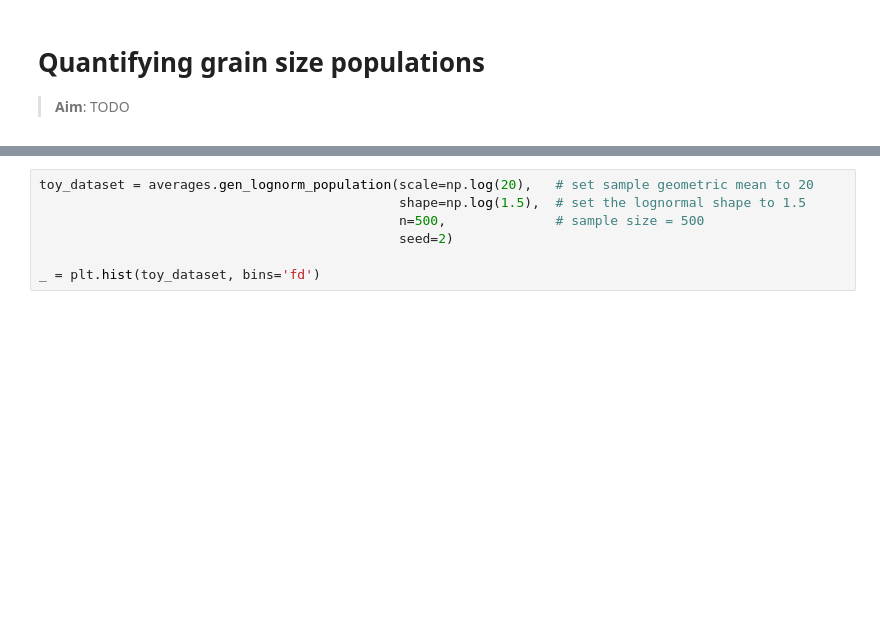
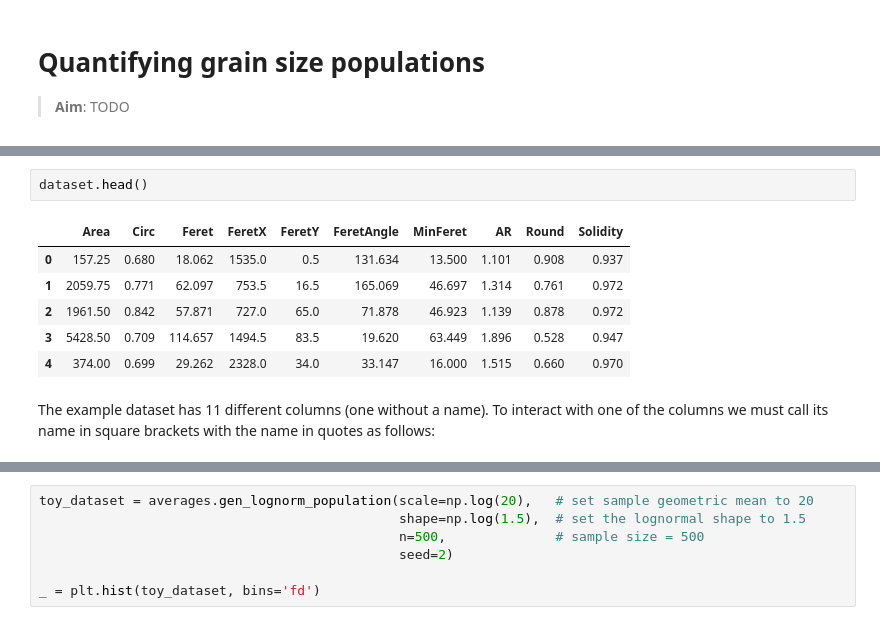
Before and after one commit to marcoalopez/GrainSizeTools, a Jupyter notebook: DOCS/quatifying_grain_size_pops.ipynb, the cells around one changed output, grey strips where cells are left out. Cells and saved outputs as stored; diff of their text form; blank space fills up the shorter version.

```diff
--- a/DOCS/quatifying_grain_size_pops.ipynb
+++ b/DOCS/quatifying_grain_size_pops.ipynb
@@ -51,0 +131,11 @@ dataset
+# %%
+dataset.head()
+# %% [output]
+|  | Area | Circ | Feret | FeretX | FeretY | FeretAngle | MinFeret | AR | Round | Solidity |
+| 0 | 157.25 | 0.680 | 18.062 | 1535.0 | 0.5 | 131.634 | 13.500 | 1.101 | 0.908 | 0.937 |
+| 1 | 2059.75 | 0.771 | 62.097 | 753.5 | 16.5 | 165.069 | 46.697 | 1.314 | 0.761 | 0.972 |
+| 2 | 1961.50 | 0.842 | 57.871 | 727.0 | 65.0 | 71.878 | 46.923 | 1.139 | 0.878 | 0.972 |
+| 3 | 5428.50 | 0.709 | 114.657 | 1494.5 | 83.5 | 19.620 | 63.449 | 1.896 | 0.528 | 0.947 |
+| 4 | 374.00 | 0.699 | 29.262 | 2328.0 | 34.0 | 33.147 | 16.000 | 1.515 | 0.660 | 0.970 |
+# %% [markdown]
+The example dataset has 11 different columns (one without a name). To interact with one of the columns we must call its name in square brackets with the name in quotes as follows:
```
Also changed, not shown: parts of 14 cells of this notebook.
